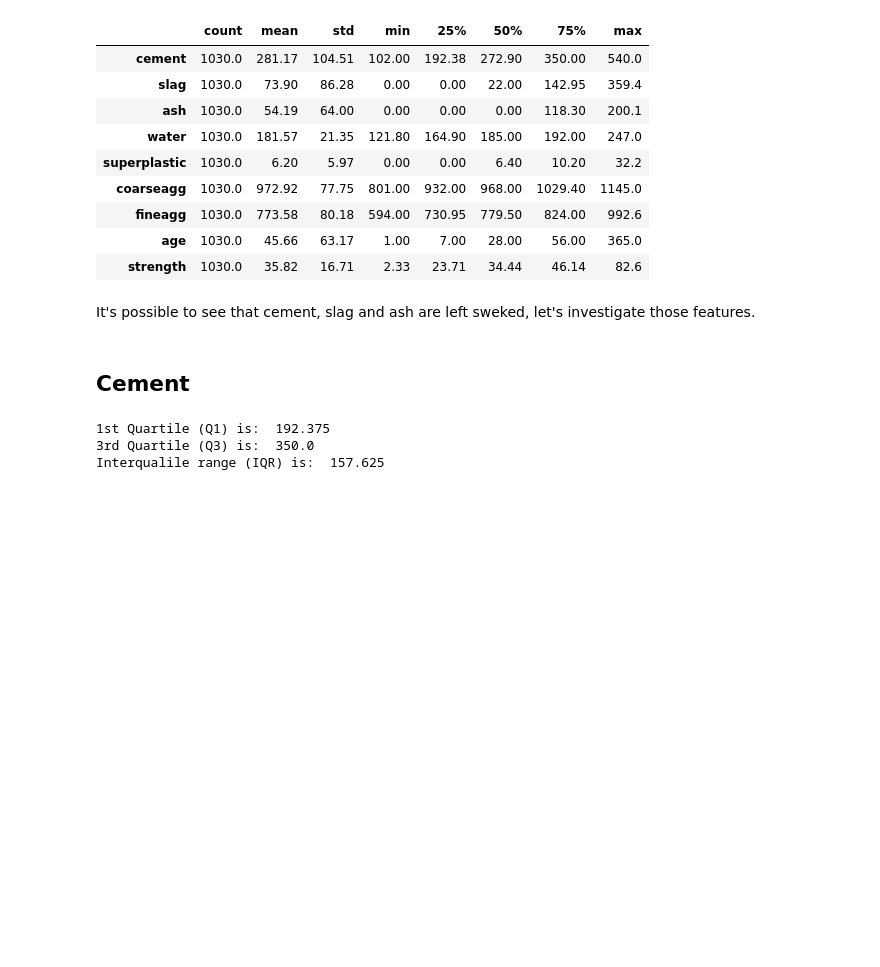
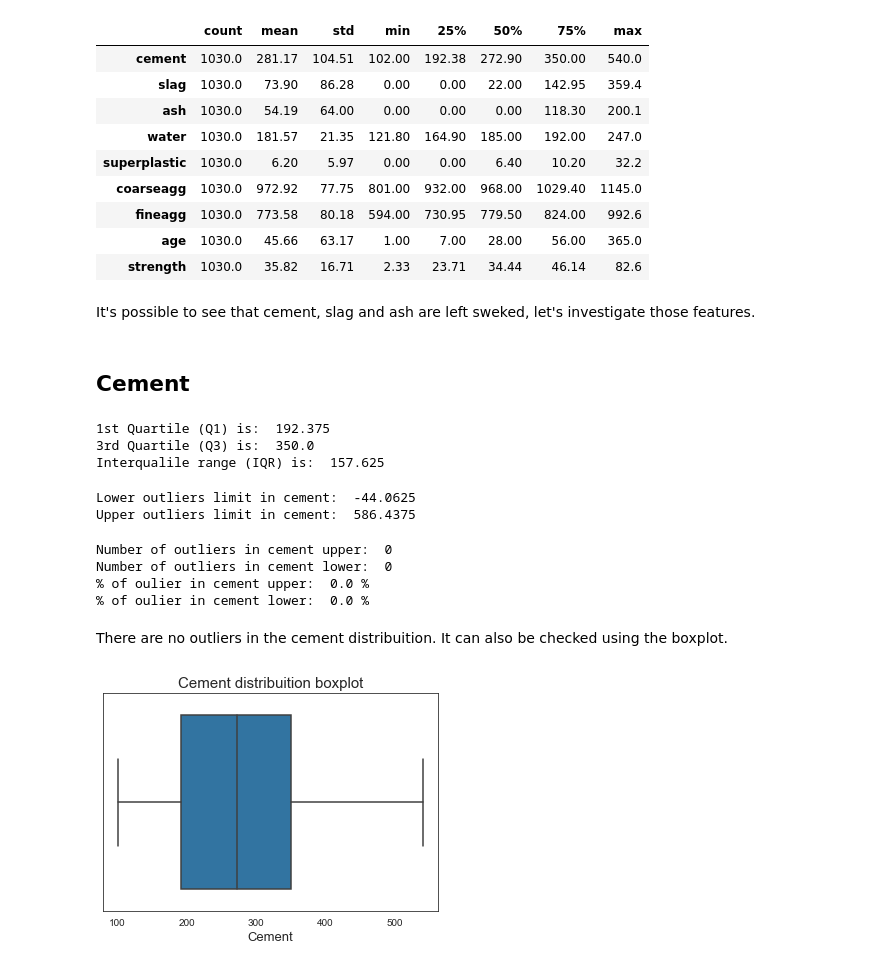
Before and after one commit to Pedro-A-D-S/concrete_strength_prediction, a Jupyter notebook: strenght_prediction.ipynb, the cells around one changed output. Drawn from its saved outputs; the diff is of its cells as text; code cells hidden in the pictures; blank space fills up the shorter version.

```diff
--- a/strenght_prediction.ipynb
+++ b/strenght_prediction.ipynb
@@ -23,6 +23,7 @@ import matplotlib.pyplot as plt
 import seaborn as sns
 import itertools
 %matplotlib inline
+sns.set_style("white")
 
 from sklearn.preprocessing import StandardScaler
 from sklearn.model_selection import train_test_split
@@ -189,3 +228,29 @@ iqr(data = df, column = 'cement')
 1st Quartile (Q1) is:  192.375
 3rd Quartile (Q3) is:  350.0
 Interqualile range (IQR) is:  157.625
+# %%
+# outlier detection
+outlier_detection(data = df, column = 'cement')
+# %% [output]
+Lower outliers limit in cement:  -44.0625
+Upper outliers limit in cement:  586.4375
+# %%
+num_outliers(data = df, column = 'cement')
+# %% [output]
+Number of outliers in cement upper:  0
+Number of outliers in cement lower:  0
+% of oulier in cement upper:  0.0 %
+% of oulier in cement lower:  0.0 %
+# %% [markdown]
+There are no outliers in the cement distribuition. It can also be checked using the boxplot.
+# %%
+# distribuition of cement
+
+ax = sns.boxplot(x = 'cement',
+                 data = df,
+                 orient = 'h')
+plt.title('Cement distribuition boxplot', fontsize = 15)
+plt.xlabel('Cement', fontsize = 13)
+ax = ax
+# %% [output]
+[figure, added]
```
Also changed, not shown: parts of 57 cells of this notebook.
